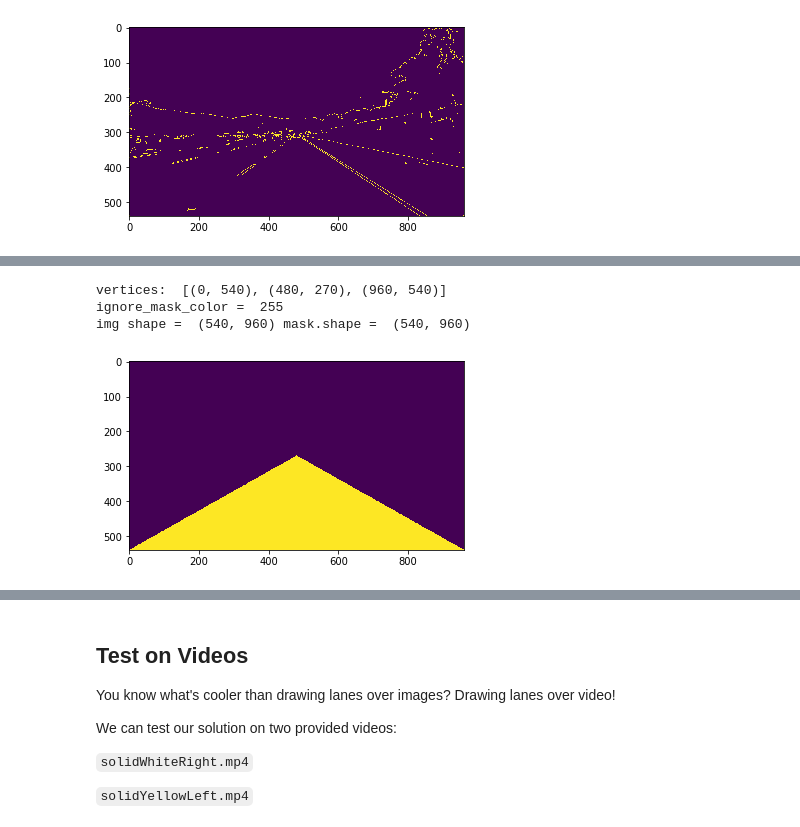
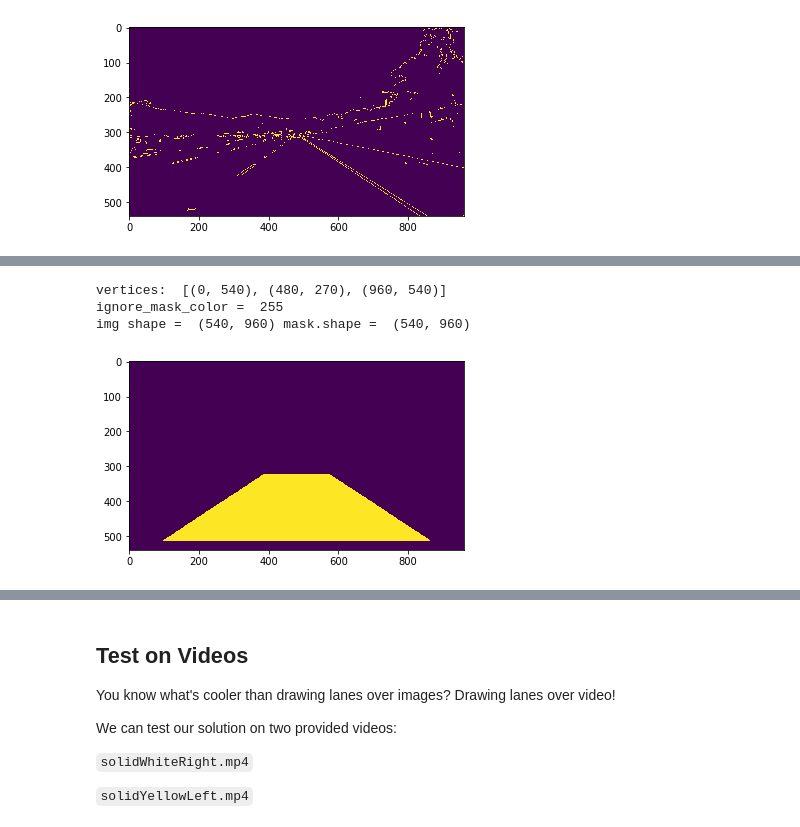
Before and after one commit to mike9251/SDC, a Jupyter notebook: CarND-LaneLines-P1-master/P1.ipynb, the cells around one changed output, grey strips where cells are left out. Saved outputs shown, nothing was run; the diff lists cells and outputs as text; code cells hidden in the pictures.

```diff
--- a/CarND-LaneLines-P1-master/P1.ipynb
+++ b/CarND-LaneLines-P1-master/P1.ipynb
@@ -208,6 +292,6 @@ plt.imshow(img)
 [figure]
 # %%
-img_gray = cv2.cvtColor(img, cv2.COLOR_RGB2GRAY)
+img_gray = grayscale(img)
 plt.imshow(img_gray)
 print(img_gray.shape)
 # %% [output]
@@ -220,3 +304,7 @@ print(edges_img.shape)
 # %% [output]
 (540, 960)
 [figure]
+# %%
+blured_img = gaussian_blur(img_gray, 5)
+edges_blured_img = canny(blured_img, 100, 200)
+plt.imshow(edges_blured_img)
@@ -223,12 +314,12 @@ print(edges_img.shape)
 # %%
 vertices = [(0, img.shape[0]), (img.shape[1] // 2, img.shape[0] // 2), (img.shape[1], img.shape[0])]
 print("vertices: ", vertices)
-roi_img = region_of_interest(edges_img, vertices)
+roi_img = select_region(edges_blured_img)
 # %% [output]
 vertices:  [(0, 540), (480, 270), (960, 540)]
 ignore_mask_color =  255
 img shape =  (540, 960) mask.shape =  (540, 960)
-[figure, old version]
+[figure, new version]
 # %%
 plt.imshow(roi_img)
 print(roi_img.shape)
```
Also changed, not shown: parts of 8 cells of this notebook.
